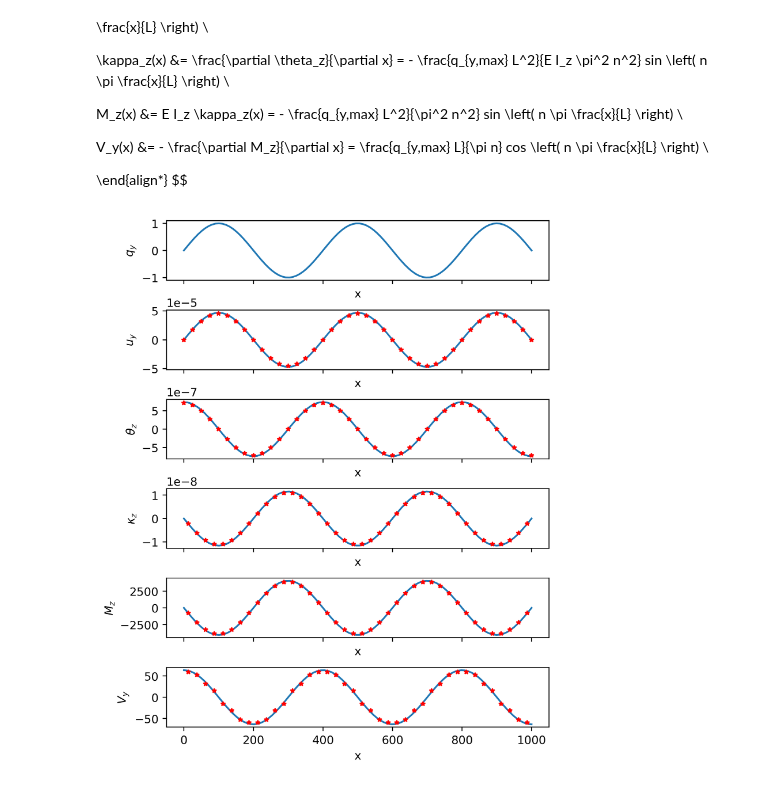
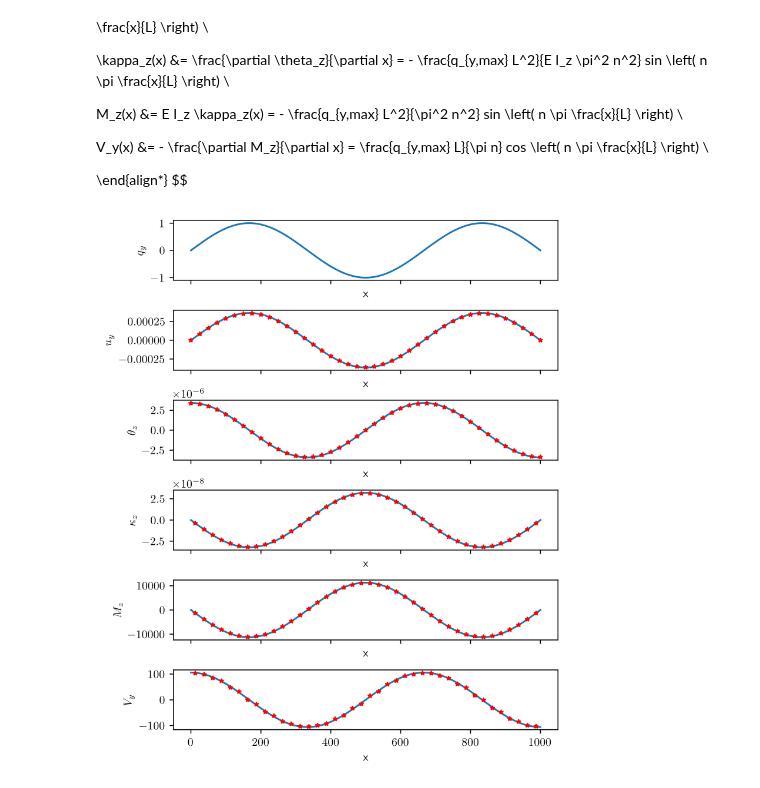
Before and after one commit to dewloosh/SigmaEpsilon, a Jupyter notebook: notebooks/bernoulli/verification/linstat_navier.ipynb, the cells around one changed output. Drawn from its saved outputs; the diff is of its cells as text; code cells hidden in the pictures.

```diff
--- a/notebooks/bernoulli/verification/linstat_navier.ipynb
+++ b/notebooks/bernoulli/verification/linstat_navier.ipynb
@@ -36,7 +36,7 @@ V_y(x) &= - \frac{\partial M_z}{\partial x} = \frac{q_{y,max} L}{\pi n} cos \lef
 $$
 # %%
 qy_max = 1.0 # max intensity
-ny = 5  # number of half waves, should be odd
+ny = 3  # number of half waves, should be odd
 
 
 EI = Ex * Iz
@@ -163,41 +163,41 @@ _x = np.linspace(0, L, 100)
 ms = 4
 
 axs[0].plot(_x, qy(_x))
-axs[0].set_xlabel('x')
+axs[0].set_xlabel('$x$')
 axs[0].set_ylabel(r'$q_y$')
 
 axs[1].plot(_x, uy(_x))
 axs[1].plot(x, u[:, 1], 'r*', markersize=ms)
-axs[1].set_xlabel('x')
+axs[1].set_xlabel('$x$')
 axs[1].set_ylabel('$u_y$')
 
 axs[2].plot(_x, rotz(_x))
 axs[2].plot(x, u[:, -1], 'r*', markersize=ms)
-axs[2].set_xlabel('x')
+axs[2].set_xlabel('$x$')
 axs[2].set_ylabel(r'$\theta_z$')
 
 axs[3].plot(_x, kz(_x))
 axs[3].plot(xi[:, :, 0].flatten(), k[:, :, -1].flatten(), 'r*', markersize=ms)
-axs[3].set_xlabel('x')
+axs[3].set_xlabel('$x$')
 axs[3].set_ylabel('$\kappa_z$')
 
 axs[4].plot(_x, mz(_x))
 axs[4].plot(xi[:, :, 0].flatten(), f[:, :, -1].flatten(), 'r*', markersize=ms)
-axs[4].set_xlabel('x')
+axs[4].set_xlabel('$x$')
 axs[4].set_ylabel('$M_z$')
 
 axs[5].plot(_x, vy(_x))
 axs[5].plot(xi[:, :, 0].flatten(), f[:, :, 1].flatten(), 'r*', markersize=ms)
-axs[5].set_xlabel('x')
+axs[5].set_xlabel('$x$')
 axs[5].set_ylabel('$V_y$')
 
 plt.subplots_adjust(hspace=0.5)
 
 plt.rcParams.update({
     "text.usetex": True,
     "font.family": "sans-serif",
 })
 # %% [output]
-[figure, old version]
+[figure, new version]
 # %%
 fig.savefig('navier.pdf')
```
Also changed, not shown: 4 other files.
